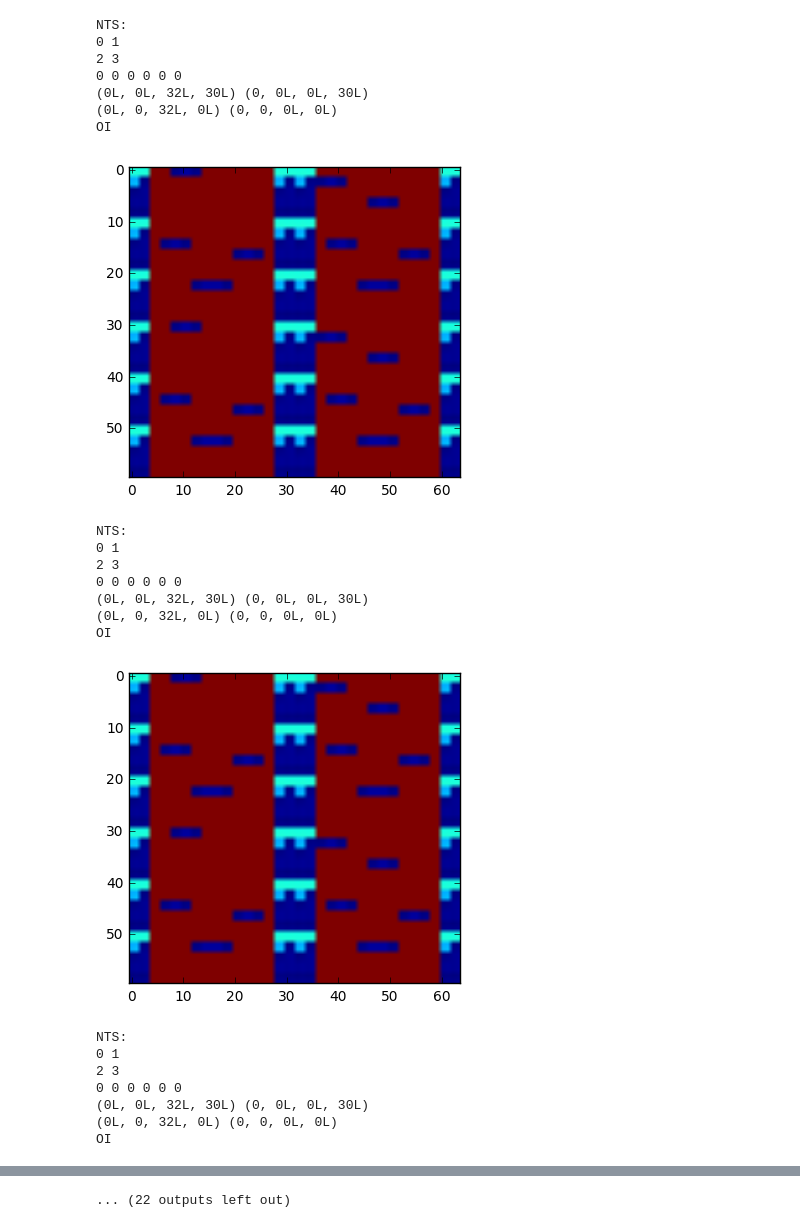
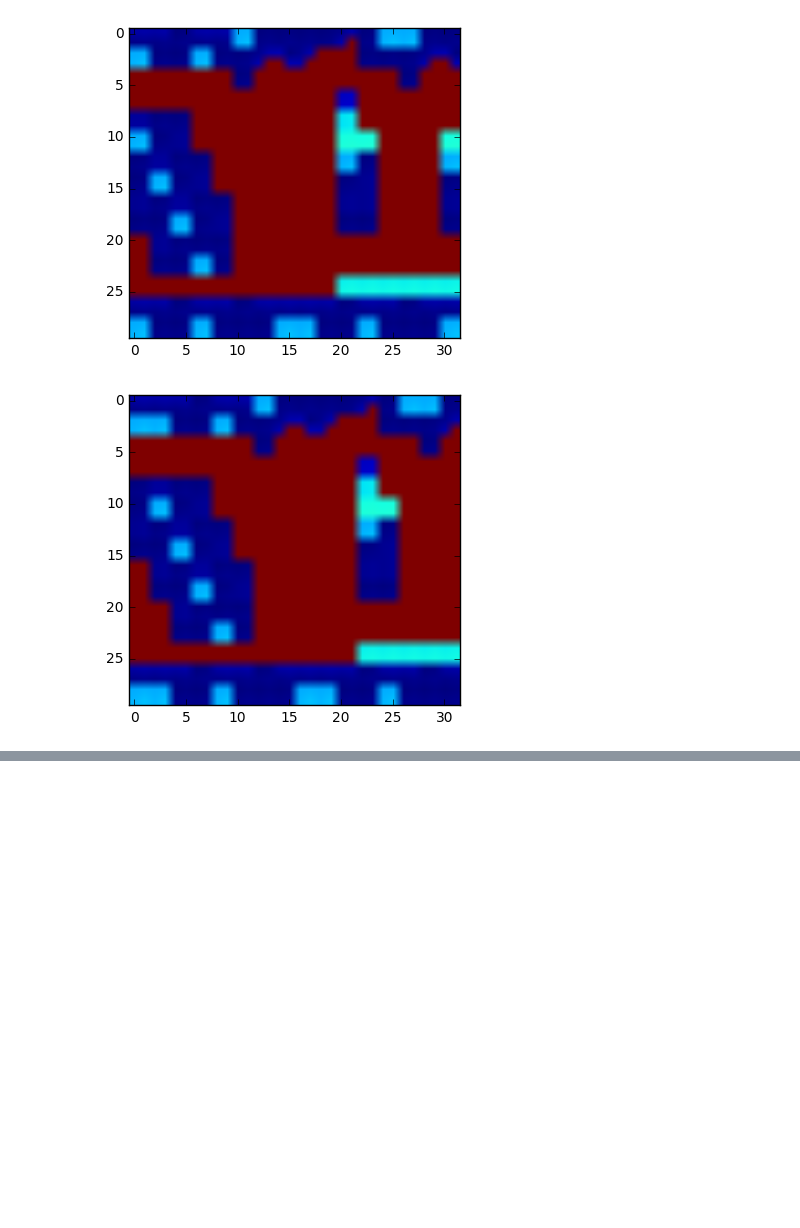
Before and after one commit to JoeOsborn/mechlearn, a Jupyter notebook: mechlearn/mappy.ipynb, the cells around one changed output, grey strips where cells are left out. Saved outputs shown, nothing was run; the diff lists cells and outputs as text; code cells hidden in the pictures; blank space fills up the shorter version.

Commit message:
Booya, scroll detection by registering visible area against nametable rectangular region

```diff
--- a/mechlearn/mappy.ipynb
+++ b/mechlearn/mappy.ipynb
@@ -9,12 +9,12 @@ import matplotlib.pyplot as plt
 # rom = "mario.nes"
 # movie = "mario.fm2"
 # start_t = 373
+rom = "metroid.nes"
+movie = "metroid.fm2"
+start_t = 518+39
 # rom = "metroid.nes"
-# movie = "metroid.fm2"
-# start_t = 518+39
-rom = "metroid.nes"
-movie = "metroid-long.fm2"
-start_t = 4900
+# movie = "metroid-long.fm2"
+# start_t = 4600
 # rom = "smb2u.nes"
 # movie = "smb2u.fm2"
 # start_t = 600
@@ -25,9 +25,9 @@ for i in inputs[:start_t]:
 # %%
 reload(ppu_dump)
 ep_data = ppu_dump.ppu_output(emu,
-                              inputs[start_t:start_t+15],
+                              inputs[start_t:start_t+30],
                               bg_data=True,
-                              scrolling=False,
+                              scrolling=True,
                               sprite_data=False,
                               colorized_tiles=False,
                               display=False)
@@ -64,23 +67,2 @@ OI
-NTS:
-0 1
-2 3
-0 0 0 0 0 0
-(0L, 0L, 32L, 30L) (0, 0L, 0L, 30L)
-(0L, 0, 32L, 0L) (0, 0, 0L, 0L)
-OI
-[figure, old version]
+[figure, new version]
-NTS:
-0 1
-2 3
-0 0 0 0 0 0
-(0L, 0L, 32L, 30L) (0, 0L, 0L, 30L)
-(0L, 0, 32L, 0L) (0, 0, 0L, 0L)
-OI
-[figure, old version]
+[figure, new version]
-NTS:
-0 1
-2 3
-0 0 0 0 0 0
-(0L, 0L, 32L, 30L) (0, 0L, 0L, 30L)
-(0L, 0, 32L, 0L) (0, 0, 0L, 0L)
-OI
@@ -96,4 +69,3 @@ OI
-... (22 outputs left out)
 # %%
 for i in range(0, 15):
     plt.imshow(ep_data["nametables"][i])
```
Also changed, not shown: parts of 2 cells of this notebook, 2 other files.
